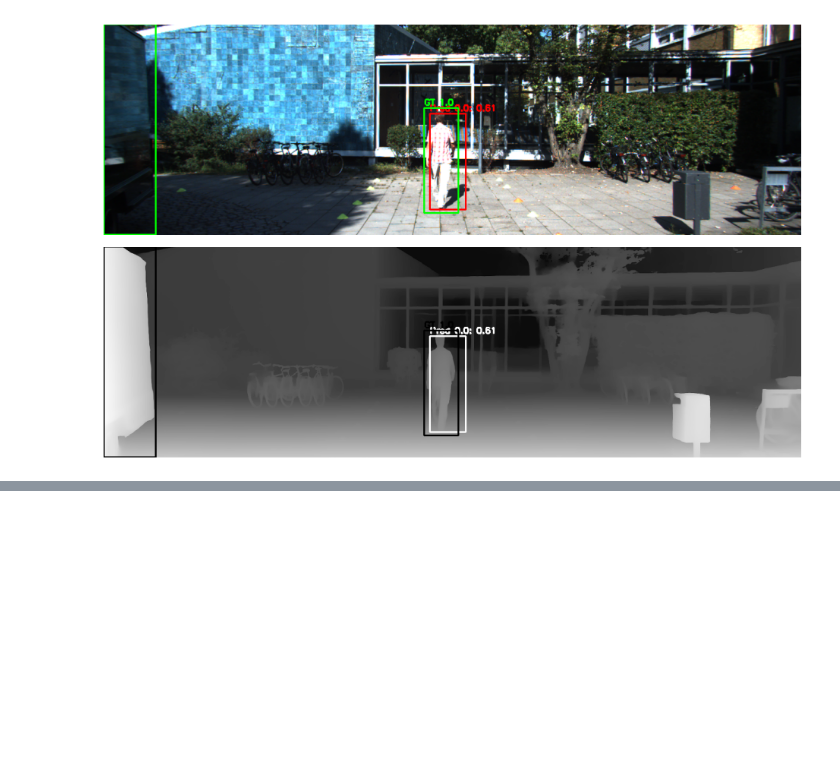
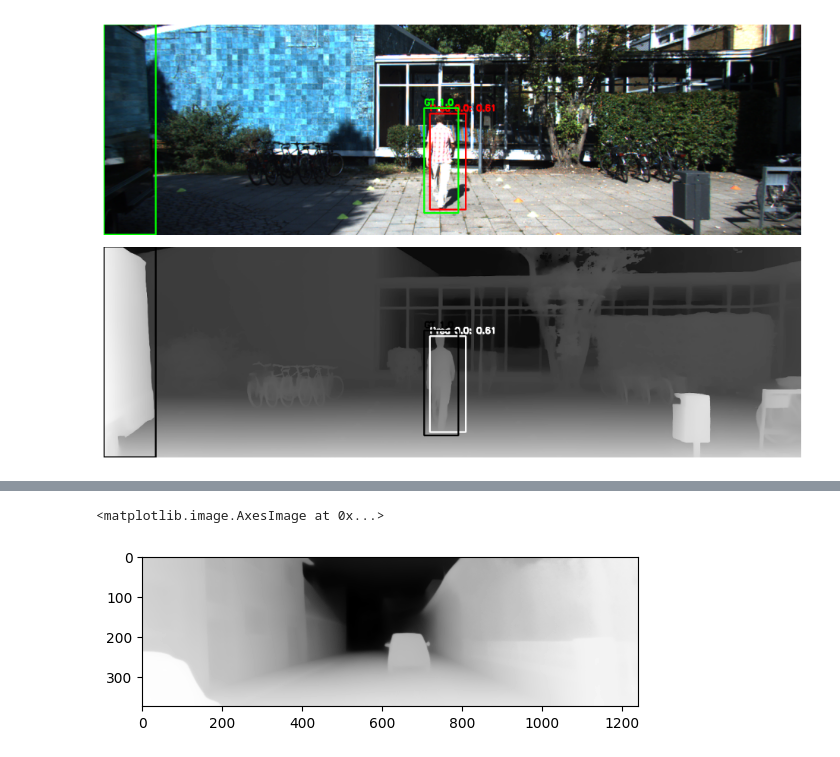
Before and after one commit to gkmocastro/rgbd-yolov2, a Jupyter notebook: test_nb.ipynb, the cells around one changed output, grey strips where cells are left out. Saved outputs shown, nothing was run; the diff lists cells and outputs as text; code cells hidden in the pictures; blank space fills up the shorter version.

```diff
--- a/test_nb.ipynb
+++ b/test_nb.ipynb
@@ -256,0 +303,5 @@ draw_gt_boxes_on_image(img, label_file_i, class_names=["Cyclist", "Pedestrian",
+# %%
+plt.imshow(image_np, cmap='gray')
+# %% [output]
+<matplotlib.image.AxesImage at 0x...>
+[figure, added]
```
Also changed, not shown: parts of 12 cells of this notebook, 2 other files.
